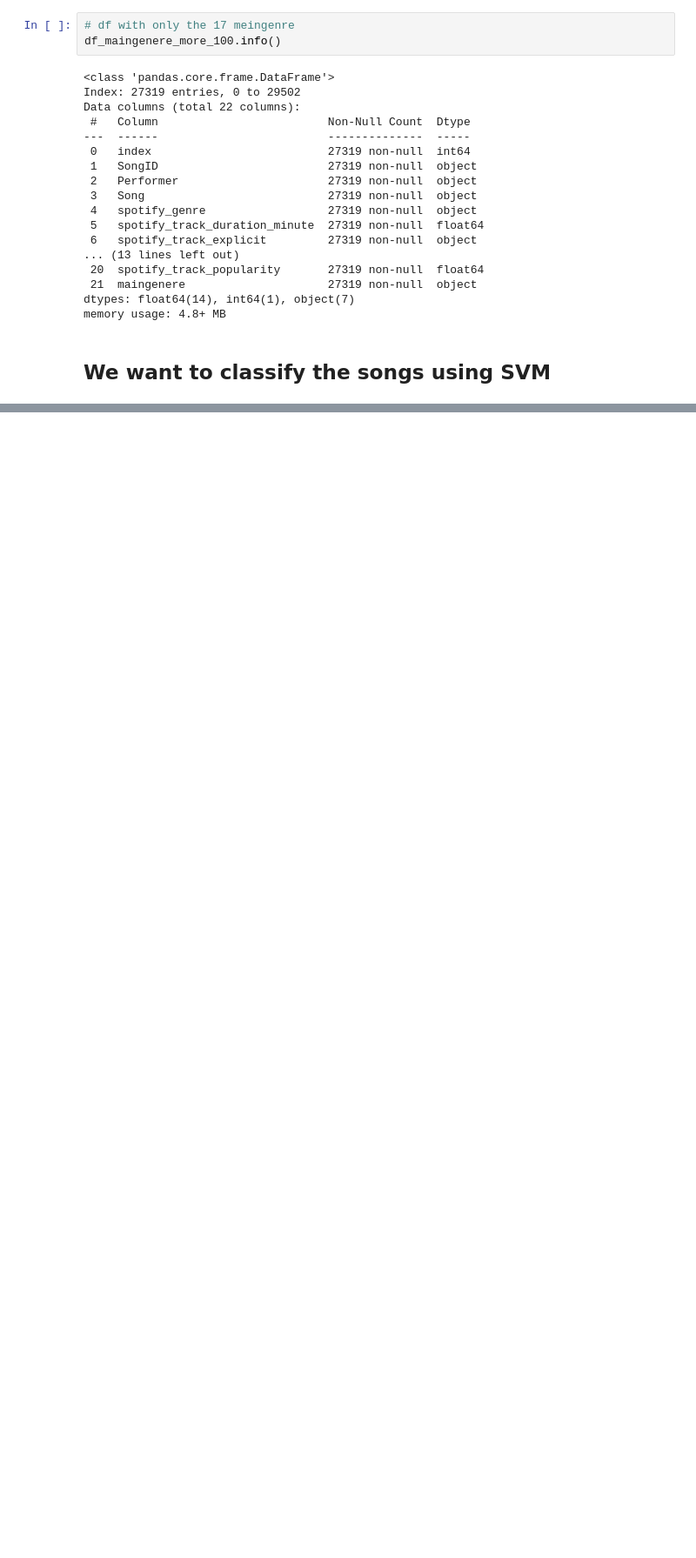
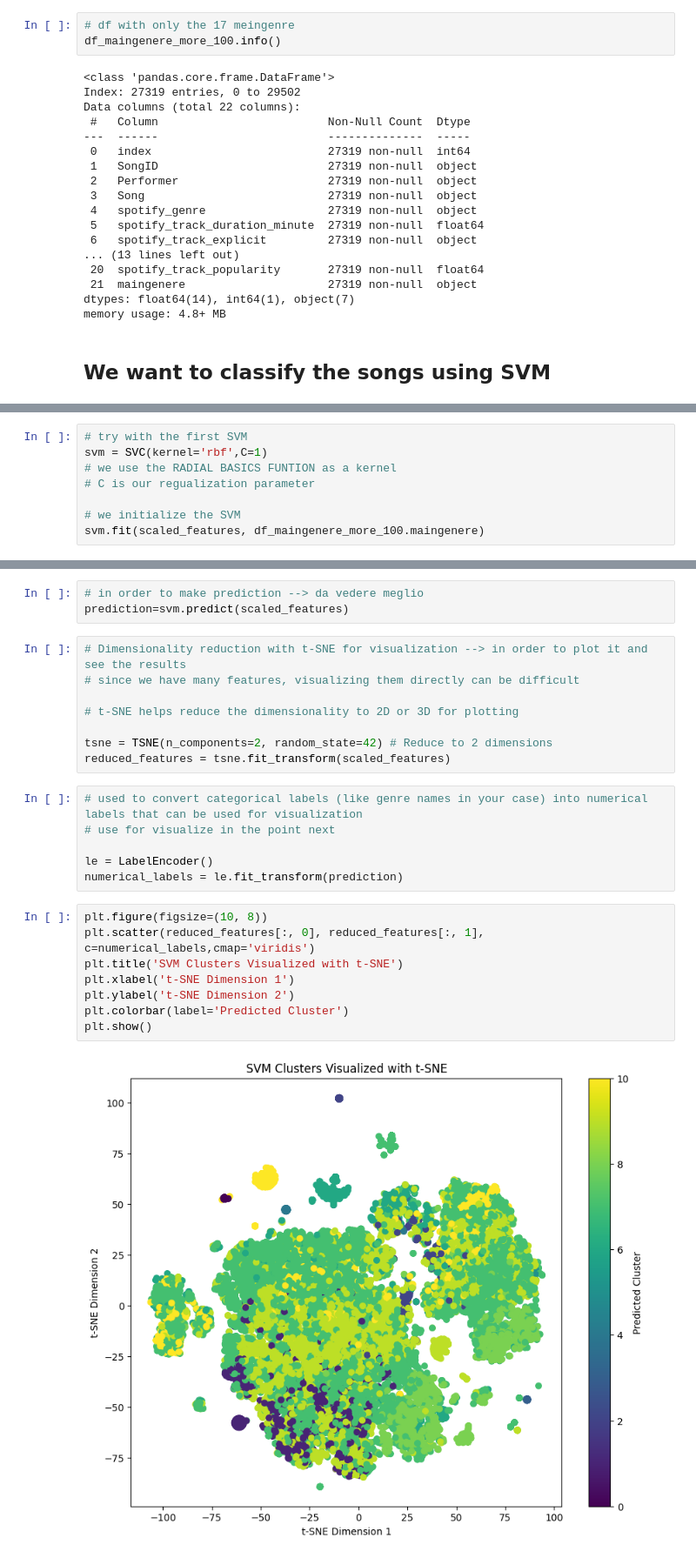
Before and after one commit to alelovo/Project_MachineLearning, a Jupyter notebook: SVM.ipynb, the cells around one changed output, grey strips where cells are left out. Shown at 87% size. Saved outputs shown, nothing was run; the diff lists cells and outputs as text; blank space fills up the shorter version.

Commit message:
SVM initial idea

```diff
--- a/SVM.ipynb
+++ b/SVM.ipynb
@@ -131,0 +103,8 @@ from sklearn import svm
+# %%
+# try with the first SVM
+svm = SVC(kernel='rbf',C=1)
+# we use the RADIAL BASICS FUNTION as a kernel
+# C is our regualization parameter
+
+# we initialize the SVM
+svm.fit(scaled_features, df_maingenere_more_100.maingenere)
@@ -131,0 +113,27 @@ from sklearn import svm
+# %%
+# in order to make prediction --> da vedere meglio
+prediction=svm.predict(scaled_features)
+# %%
+# Dimensionality reduction with t-SNE for visualization --> in order to plot it and see the results
+# since we have many features, visualizing them directly can be difficult
+
+# t-SNE helps reduce the dimensionality to 2D or 3D for plotting
+
+tsne = TSNE(n_components=2, random_state=42) # Reduce to 2 dimensions
+reduced_features = tsne.fit_transform(scaled_features)
+# %%
+# used to convert categorical labels (like genre names in your case) into numerical labels that can be used for visualization
+# use for visualize in the point next
+
+le = LabelEncoder()
+numerical_labels = le.fit_transform(prediction)
+# %%
+plt.figure(figsize=(10, 8))
+plt.scatter(reduced_features[:, 0], reduced_features[:, 1], c=numerical_labels,cmap='viridis')
+plt.title('SVM Clusters Visualized with t-SNE')
+plt.xlabel('t-SNE Dimension 1')
+plt.ylabel('t-SNE Dimension 2')
+plt.colorbar(label='Predicted Cluster')
+plt.show()
+# %% [output]
+[figure, added]
```
Also changed, not shown: parts of 12 cells of this notebook, 3 other files.
